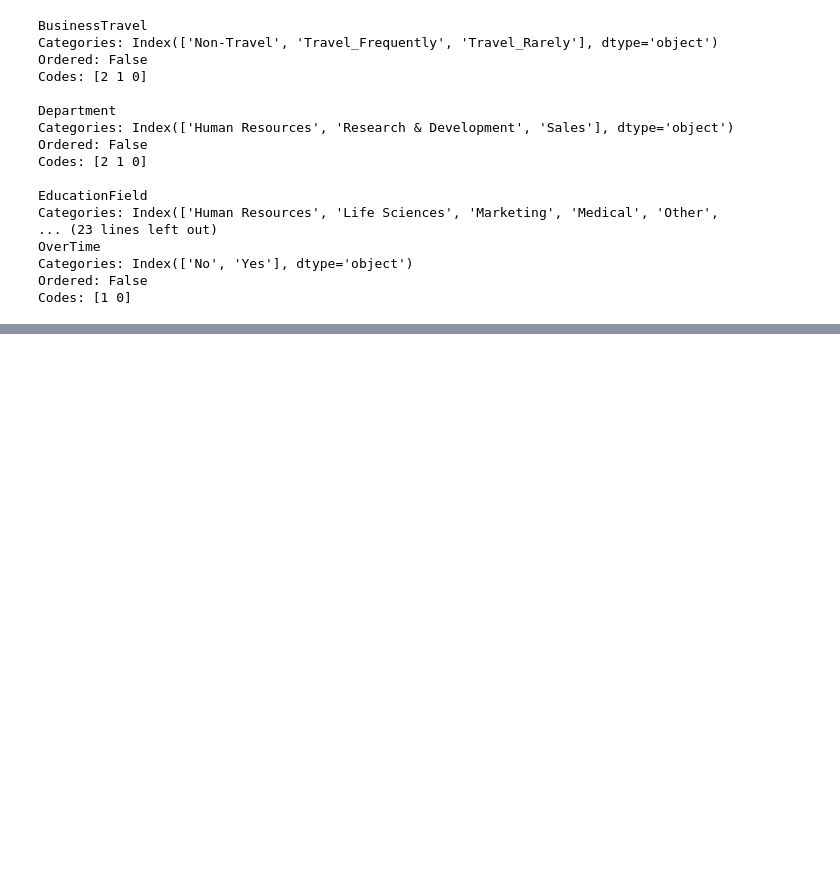
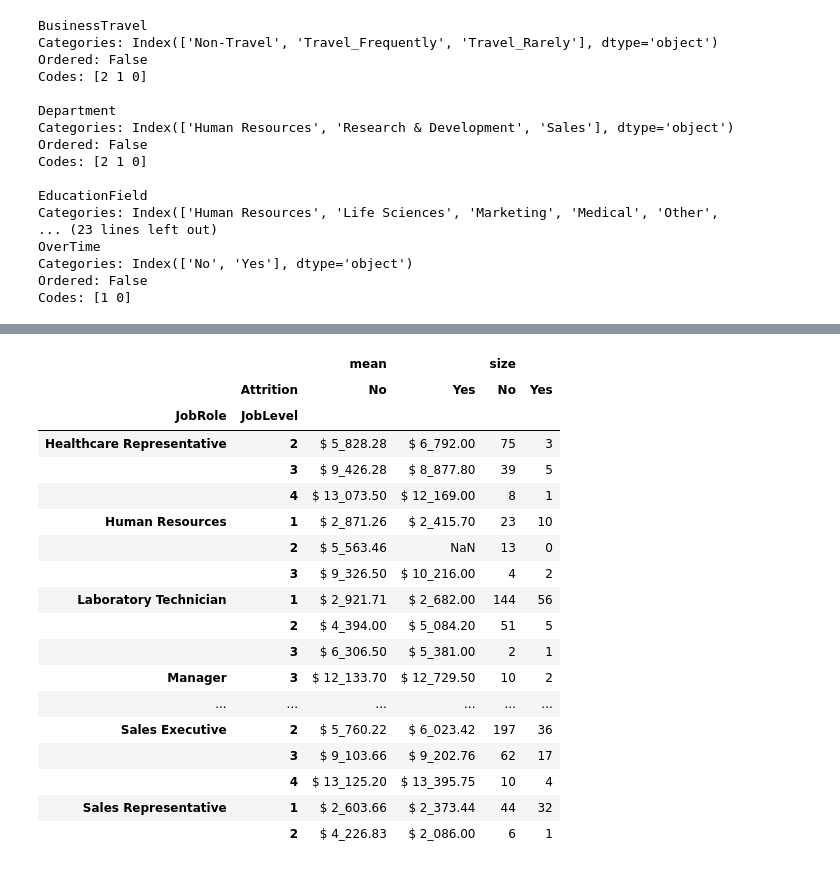
Before and after one commit to Anderson-Andy-Correa/20-Python-Ciencia_de_Dados-Hashtag, a Jupyter notebook: 05-Pandas/26_37-Projeto_IBM_Exercicios.ipynb, the cells around one changed output, grey strips where cells are left out. Saved outputs shown, nothing was run; the diff lists cells and outputs as text; code cells hidden in the pictures; blank space fills up the shorter version.

```diff
--- a/05-Pandas/26_37-Projeto_IBM_Exercicios.ipynb
+++ b/05-Pandas/26_37-Projeto_IBM_Exercicios.ipynb
@@ -594,0 +696,34 @@ with pd.option_context("float_format", "$ {:_.2f}".format):
+# %%
+with pd.option_context("float_format", "$ {:_.2f}".format):
+    display(
+        df_colunas_removidas.pivot_table(
+            index=["JobRole", "JobLevel"],
+            columns="Attrition",
+            values="MonthlyIncome",
+            aggfunc=["mean", "size"],
+            observed=False,
+        ).dropna(
+            how="all",
+            subset=[("mean", "No"), ("mean", "Yes")]
+        )
+    )
+# %% [output]
+|  |  | mean |  | size |  |
+|  | Attrition | No | Yes | No | Yes |
+| JobRole | JobLevel |  |  |  |  |
+| Healthcare Representative | 2 | $ 5_828.28 | $ 6_792.00 | 75 | 3 |
+|  | 3 | $ 9_426.28 | $ 8_877.80 | 39 | 5 |
+|  | 4 | $ 13_073.50 | $ 12_169.00 | 8 | 1 |
+| Human Resources | 1 | $ 2_871.26 | $ 2_415.70 | 23 | 10 |
+|  | 2 | $ 5_563.46 | NaN | 13 | 0 |
+|  | 3 | $ 9_326.50 | $ 10_216.00 | 4 | 2 |
+| Laboratory Technician | 1 | $ 2_921.71 | $ 2_682.00 | 144 | 56 |
+|  | 2 | $ 4_394.00 | $ 5_084.20 | 51 | 5 |
+|  | 3 | $ 6_306.50 | $ 5_381.00 | 2 | 1 |
+| Manager | 3 | $ 12_133.70 | $ 12_729.50 | 10 | 2 |
+| ... | ... | ... | ... | ... | ... |
+| Sales Executive | 2 | $ 5_760.22 | $ 6_023.42 | 197 | 36 |
+|  | 3 | $ 9_103.66 | $ 9_202.76 | 62 | 17 |
+|  | 4 | $ 13_125.20 | $ 13_395.75 | 10 | 4 |
+| Sales Representative | 1 | $ 2_603.66 | $ 2_373.44 | 44 | 32 |
+|  | 2 | $ 4_226.83 | $ 2_086.00 | 6 | 1 |
```
Also changed, not shown: parts of 71 cells of this notebook.
